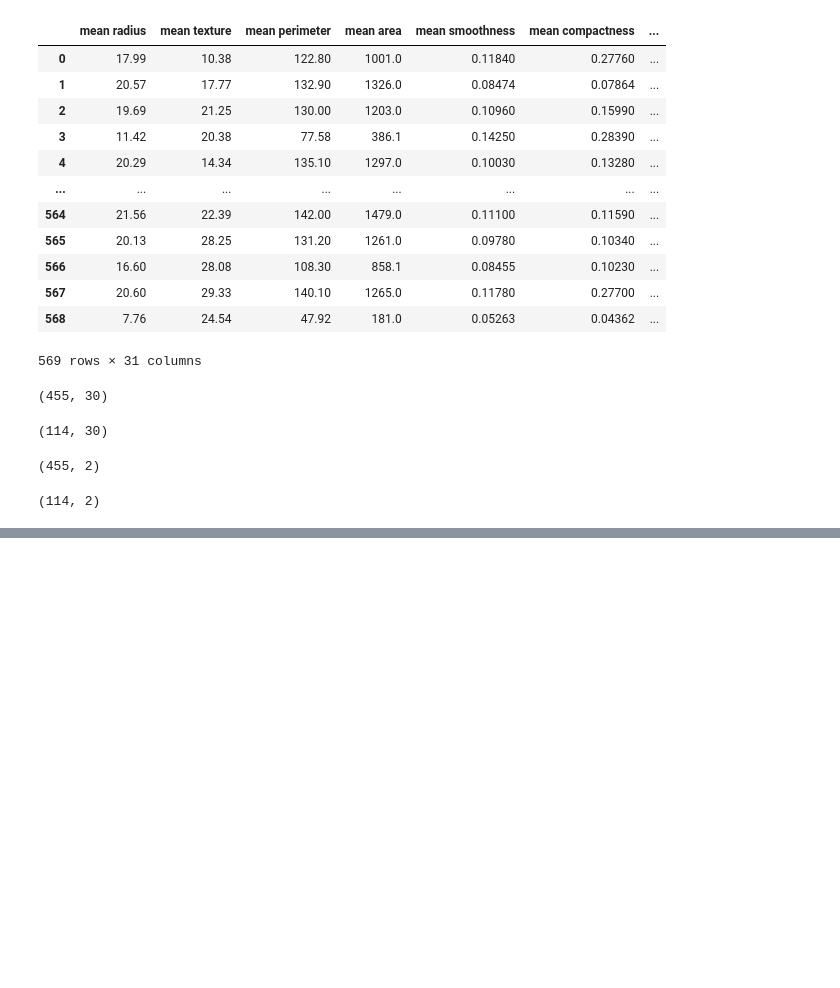
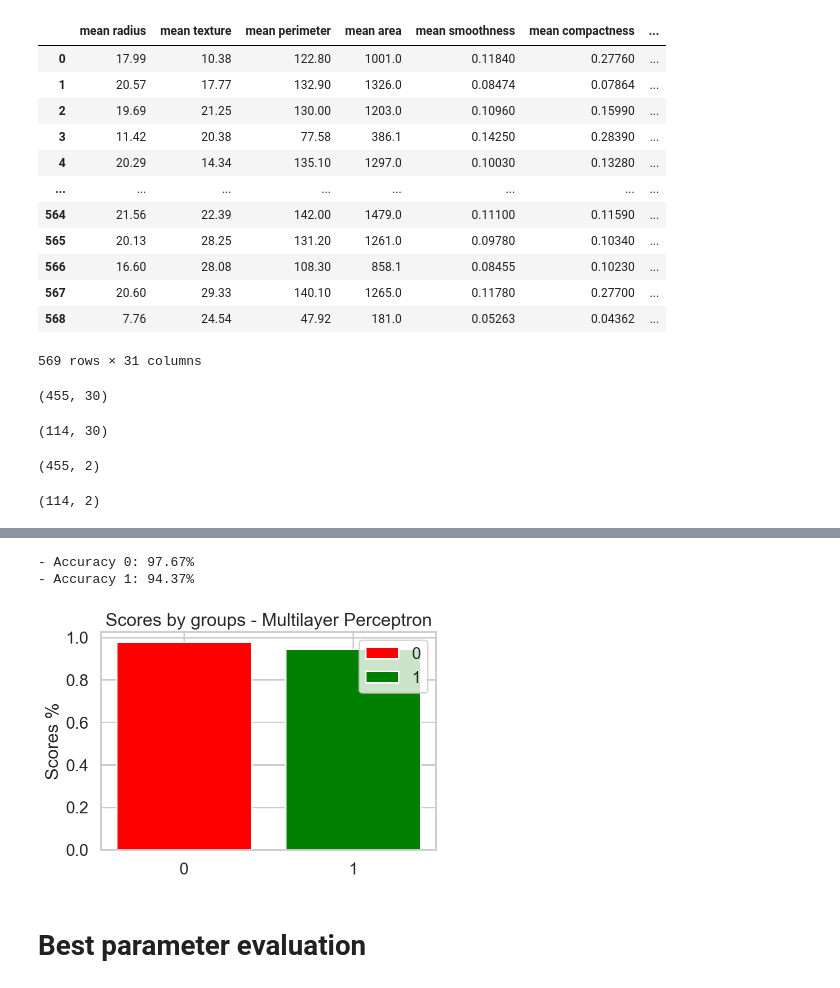
Before and after one commit to MikeDuran-git/MPL-cancer-prediction-model, a Jupyter notebook: TPMLP.ipynb, the cells around one changed output, grey strips where cells are left out. Cells and saved outputs as stored; diff of their text form; code cells hidden in the pictures; blank space fills up the shorter version.

```diff
--- a/TPMLP.ipynb
+++ b/TPMLP.ipynb
@@ -242,0 +307,8 @@ Accuracy on test set: 0.9736842105263158
+# %%
+model.plot_scores_by_TP_TN(X_test,y_test)
+# %% [output]
+- Accuracy 0: 97.67%
+- Accuracy 1: 94.37%
+[figure, added]
+# %% [markdown]
+# Best parameter evaluation
```
Also changed, not shown: parts of 9 cells of this notebook.
